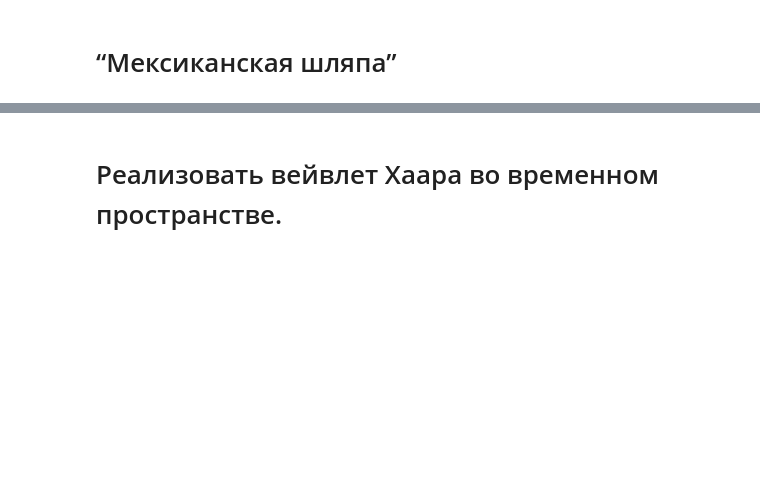
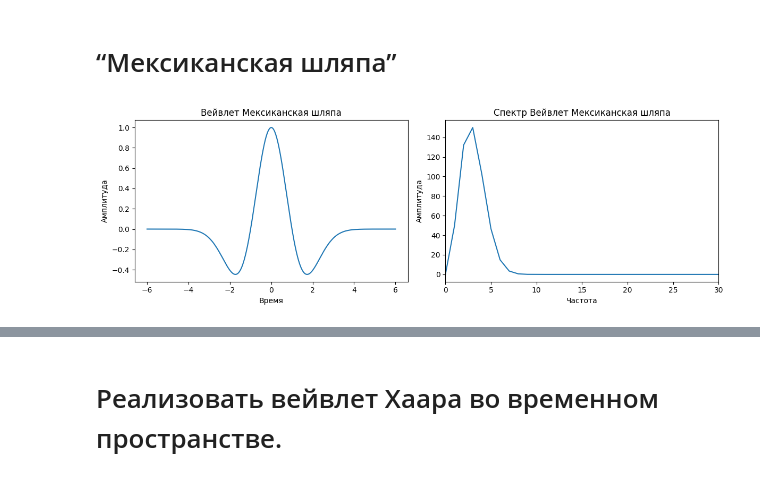
Before and after one commit to EmelyanovAlexey/digital_signal, a Jupyter notebook: lab_6.ipynb, the cells around one changed output, grey strips where cells are left out. Saved outputs shown, nothing was run; the diff lists cells and outputs as text; code cells hidden in the pictures; blank space fills up the shorter version.

```diff
--- a/lab_6.ipynb
+++ b/lab_6.ipynb
@@ -57,5 +138,27 @@ plt.show()
 # %% [markdown]
 # “Мексиканская шляпа”
+# %%
+mexican_hat_t, mexican_hat_signal, mexican_hat_spectrum = get_mexican_hat_signal_and_spectr(-6, 6, 1000, 2)
+
+# Построение вейвлета Морле во временном пространстве
+plt.figure(figsize=(12, 4))
+plt.subplot(121)
+plt.plot(mexican_hat_t, mexican_hat_signal)
+plt.title('Вейвлет Мексиканская шляпа')
+plt.xlabel('Время')
+plt.ylabel('Амплитуда')
+
+plt.subplot(122)
+plt.plot(mexican_hat_spectrum)
+plt.title('Спектр Вейвлет Мексиканская шляпа')
+plt.xlabel('Частота')
+plt.ylabel('Амплитуда')
+plt.xlim(0, 30)  # Ограничение для лучшей видимости спектра
+plt.tight_layout()
+
+plt.show()
+# %% [output]
+[figure, added]
 # %% [markdown]
 ![image.png](attachment:image.png)
 # %% [markdown]
```
Also changed, not shown: parts of 12 cells of this notebook, 6 other files.
